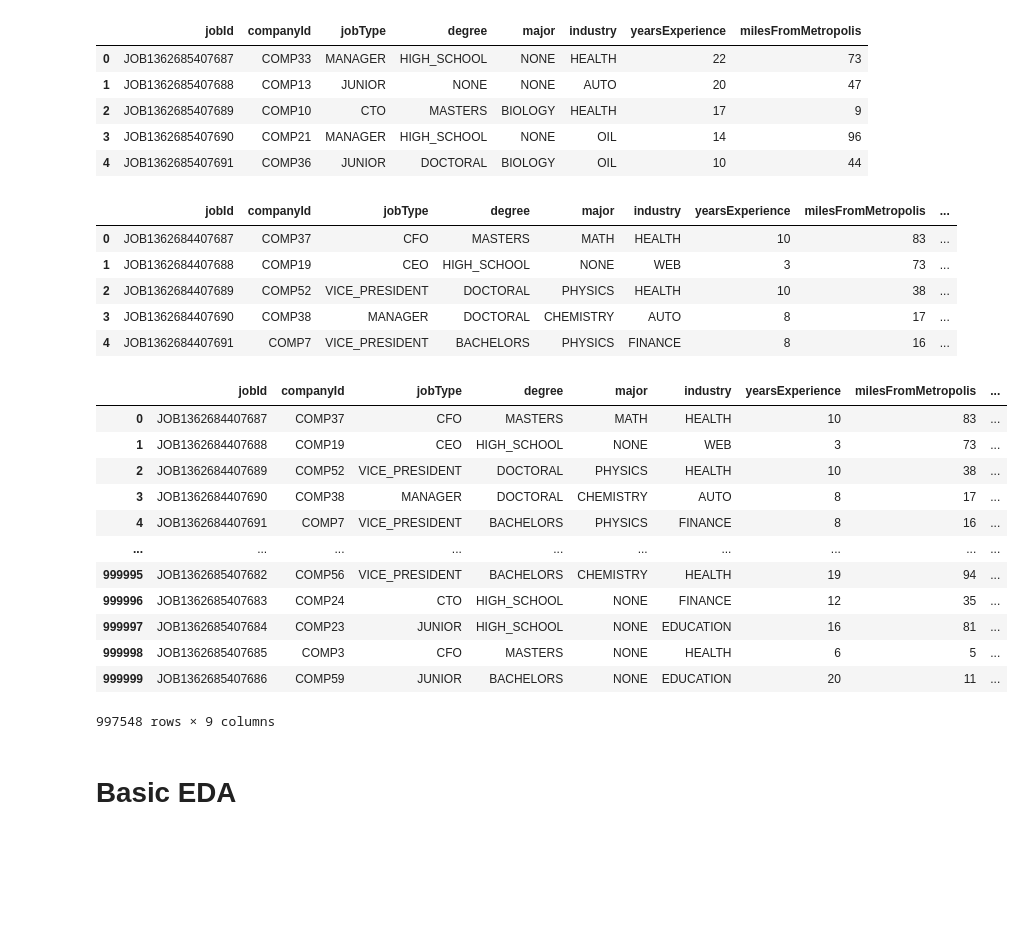
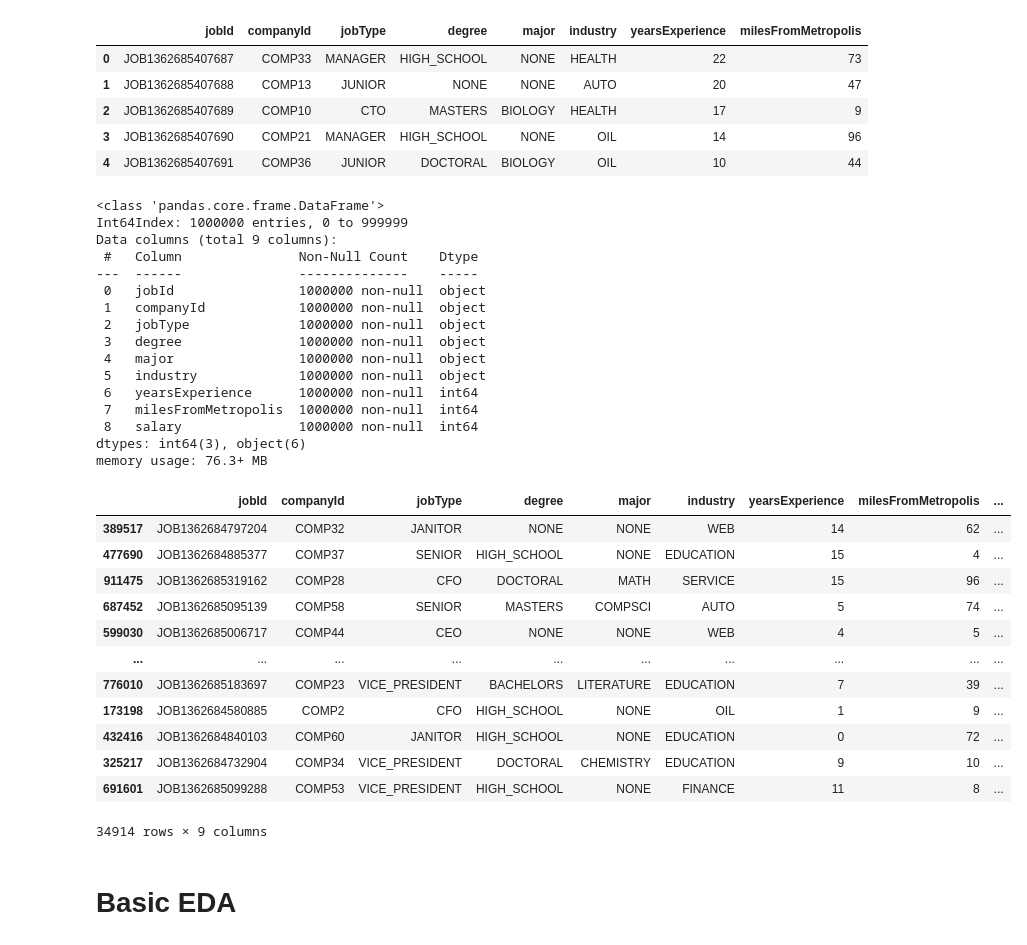
Before and after one commit to wiznikvibe/salary_regression, a Jupyter notebook: Employee_attrition_withoutcode.ipynb, the cells around one changed output. Saved outputs shown, nothing was run; the diff lists cells and outputs as text; code cells hidden in the pictures; blank space fills up the shorter version.

```diff
--- a/Employee_attrition_withoutcode.ipynb
+++ b/Employee_attrition_withoutcode.ipynb
@@ -39,9 +39,11 @@ from tqdm import tqdm
 # %%
 # Load the train_dataset, train_salaries, test_dataset(pass your file path from drive)
 
-train_data = pd.read_csv("./dataset/train_dataset.csv")
-train_data_salaries = pd.read_csv("./dataset/train_salaries.csv")
-test_data = pd.read_csv("./dataset/test_dataset.csv")
+data = pd.read_csv("./dataset/train_dataset.csv")
+
+data_salaries = pd.read_csv("./dataset/train_salaries.csv")
+
+test_df = pd.read_csv("./dataset/test_dataset.csv")
 # %%
 # check the train data
 
@@ -94,33 +96,45 @@ test_data.head()
 | 4 | JOB1362685407691 | COMP36 | JUNIOR | DOCTORAL | BIOLOGY | OIL | 10 | 44 |
 # %%
 # Adding salary data to train_dataset using merge on jobId
-train_data = train_data .merge(train_data_salaries,how='left', on='jobId')
-train_data.head()
+train_data = data.merge(data_salaries,how='left', on='jobId')
+# train_data.head()
+train_data.info()
 # %% [output]
-|  | jobId | companyId | jobType | degree | major | industry | yearsExperience | milesFromMetropolis | ... |
-| 0 | JOB1362684407687 | COMP37 | CFO | MASTERS | MATH | HEALTH | 10 | 83 | ... |
-| 1 | JOB1362684407688 | COMP19 | CEO | HIGH_SCHOOL | NONE | WEB | 3 | 73 | ... |
-| 2 | JOB1362684407689 | COMP52 | VICE_PRESIDENT | DOCTORAL | PHYSICS | HEALTH | 10 | 38 | ... |
-| 3 | JOB1362684407690 | COMP38 | MANAGER | DOCTORAL | CHEMISTRY | AUTO | 8 | 17 | ... |
-| 4 | JOB1362684407691 | COMP7 | VICE_PRESIDENT | BACHELORS | PHYSICS | FINANCE | 8 | 16 | ... |
+<class 'pandas.core.frame.DataFrame'>
+Int64Index: 1000000 entries, 0 to 999999
+Data columns (total 9 columns):
+ #   Column               Non-Null Count    Dtype
+---  ------               --------------    -----
+ 0   jobId                1000000 non-null  object
+ 1   companyId            1000000 non-null  object
+ 2   jobType              1000000 non-null  object
+ 3   degree               1000000 non-null  object
+ 4   major                1000000 non-null  object
+ 5   industry             1000000 non-null  object
+ 6   yearsExperience      1000000 non-null  int64
+ 7   milesFromMetropolis  1000000 non-null  int64
+ 8   salary               1000000 non-null  int64
+dtypes: int64(3), object(6)
+memory usage: 76.3+ MB
 # %%
 #salaries less that 30 can be removed as such a such salary per month is not expected
 train_data = train_data[train_data['salary'] > 30]
+train_data = train_data.sample(frac=0.035)
 train_data
 # %% [output]
 |  | jobId | companyId | jobType | degree | major | industry | yearsExperience | milesFromMetropolis | ... |
-| 0 | JOB1362684407687 | COMP37 | CFO | MASTERS | MATH | HEALTH | 10 | 83 | ... |
-| 1 | JOB1362684407688 | COMP19 | CEO | HIGH_SCHOOL | NONE | WEB | 3 | 73 | ... |
-| 2 | JOB1362684407689 | COMP52 | VICE_PRESIDENT | DOCTORAL | PHYSICS | HEALTH | 10 | 38 | ... |
-| 3 | JOB1362684407690 | COMP38 | MANAGER | DOCTORAL | CHEMISTRY | AUTO | 8 | 17 | ... |
-| 4 | JOB1362684407691 | COMP7 | VICE_PRESIDENT | BACHELORS | PHYSICS | FINANCE | 8 | 16 | ... |
+| 389517 | JOB1362684797204 | COMP32 | JANITOR | NONE | NONE | WEB | 14 | 62 | ... |
+| 477690 | JOB1362684885377 | COMP37 | SENIOR | HIGH_SCHOOL | NONE | EDUCATION | 15 | 4 | ... |
+| 911475 | JOB1362685319162 | COMP28 | CFO | DOCTORAL | MATH | SERVICE | 15 | 96 | ... |
+| 687452 | JOB1362685095139 | COMP58 | SENIOR | MASTERS | COMPSCI | AUTO | 5 | 74 | ... |
+| 599030 | JOB1362685006717 | COMP44 | CEO | NONE | NONE | WEB | 4 | 5 | ... |
 | ... | ... | ... | ... | ... | ... | ... | ... | ... | ... |
-| 999995 | JOB1362685407682 | COMP56 | VICE_PRESIDENT | BACHELORS | CHEMISTRY | HEALTH | 19 | 94 | ... |
-| 999996 | JOB1362685407683 | COMP24 | CTO | HIGH_SCHOOL | NONE | FINANCE | 12 | 35 | ... |
-| 999997 | JOB1362685407684 | COMP23 | JUNIOR | HIGH_SCHOOL | NONE | EDUCATION | 16 | 81 | ... |
-| 999998 | JOB1362685407685 | COMP3 | CFO | MASTERS | NONE | HEALTH | 6 | 5 | ... |
-| 999999 | JOB1362685407686 | COMP59 | JUNIOR | BACHELORS | NONE | EDUCATION | 20 | 11 | ... |
+| 776010 | JOB1362685183697 | COMP23 | VICE_PRESIDENT | BACHELORS | LITERATURE | EDUCATION | 7 | 39 | ... |
+| 173198 | JOB1362684580885 | COMP2 | CFO | HIGH_SCHOOL | NONE | OIL | 1 | 9 | ... |
+| 432416 | JOB1362684840103 | COMP60 | JANITOR | HIGH_SCHOOL | NONE | EDUCATION | 0 | 72 | ... |
+| 325217 | JOB1362684732904 | COMP34 | VICE_PRESIDENT | DOCTORAL | CHEMISTRY | EDUCATION | 9 | 10 | ... |
+| 691601 | JOB1362685099288 | COMP53 | VICE_PRESIDENT | HIGH_SCHOOL | NONE | FINANCE | 11 | 8 | ... |
-997548 rows × 9 columns
+34914 rows × 9 columns
 # %% [markdown]
 # Basic EDA
 # %% [markdown]
```
Also changed, not shown: parts of 41 cells of this notebook, 1 other file.
